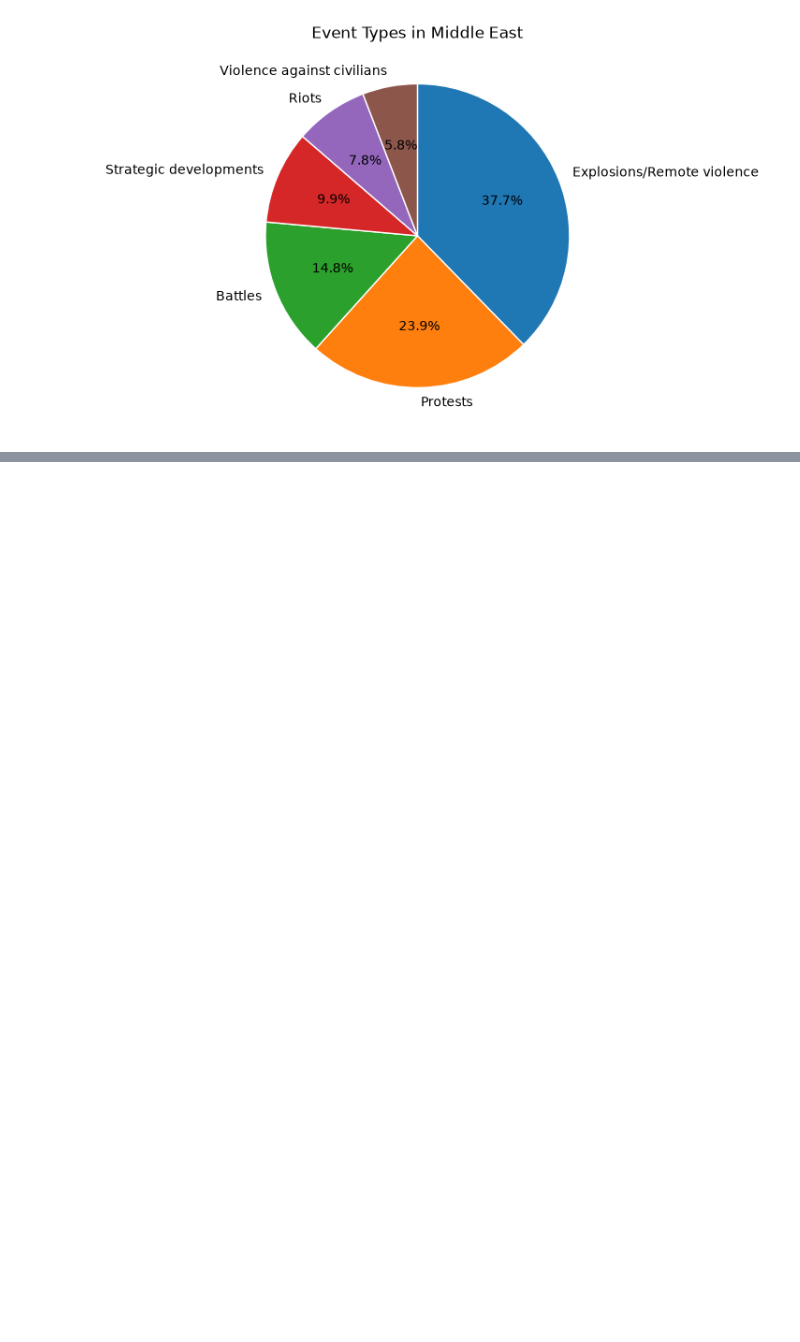
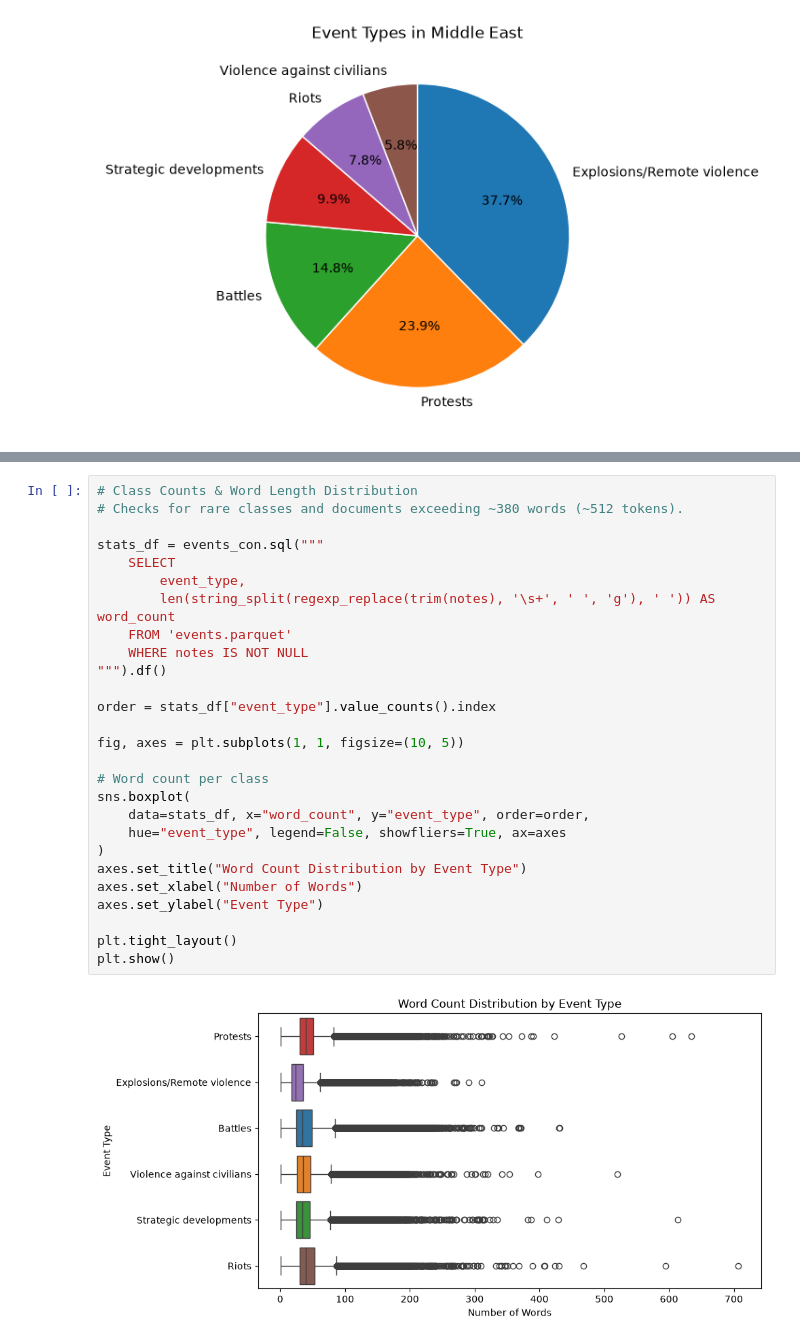
Before and after one commit to mauramann/dsan6000-final-project, a Jupyter notebook: EDA.ipynb, the cells around one changed output, grey strips where cells are left out. Drawn from its saved outputs; the diff is of its cells as text; blank space fills up the shorter version.

```diff
--- a/EDA.ipynb
+++ b/EDA.ipynb
@@ -159,0 +204,29 @@ plt.show()
+# %%
+# Class Counts & Word Length Distribution
+# Checks for rare classes and documents exceeding ~380 words (~512 tokens).
+
+stats_df = events_con.sql("""
+    SELECT
+        event_type,
+        len(string_split(regexp_replace(trim(notes), '\s+', ' ', 'g'), ' ')) AS word_count
+    FROM 'events.parquet'
+    WHERE notes IS NOT NULL
+""").df()
+
+order = stats_df["event_type"].value_counts().index
+
+fig, axes = plt.subplots(1, 1, figsize=(10, 5))
+
+# Word count per class
+sns.boxplot(
+    data=stats_df, x="word_count", y="event_type", order=order,
+    hue="event_type", legend=False, showfliers=True, ax=axes
+)
+axes.set_title("Word Count Distribution by Event Type")
+axes.set_xlabel("Number of Words")
+axes.set_ylabel("Event Type")
+
+plt.tight_layout()
+plt.show()
+# %% [output]
+[figure, added]
```
Also changed, not shown: parts of 10 cells of this notebook, 2 other files.
